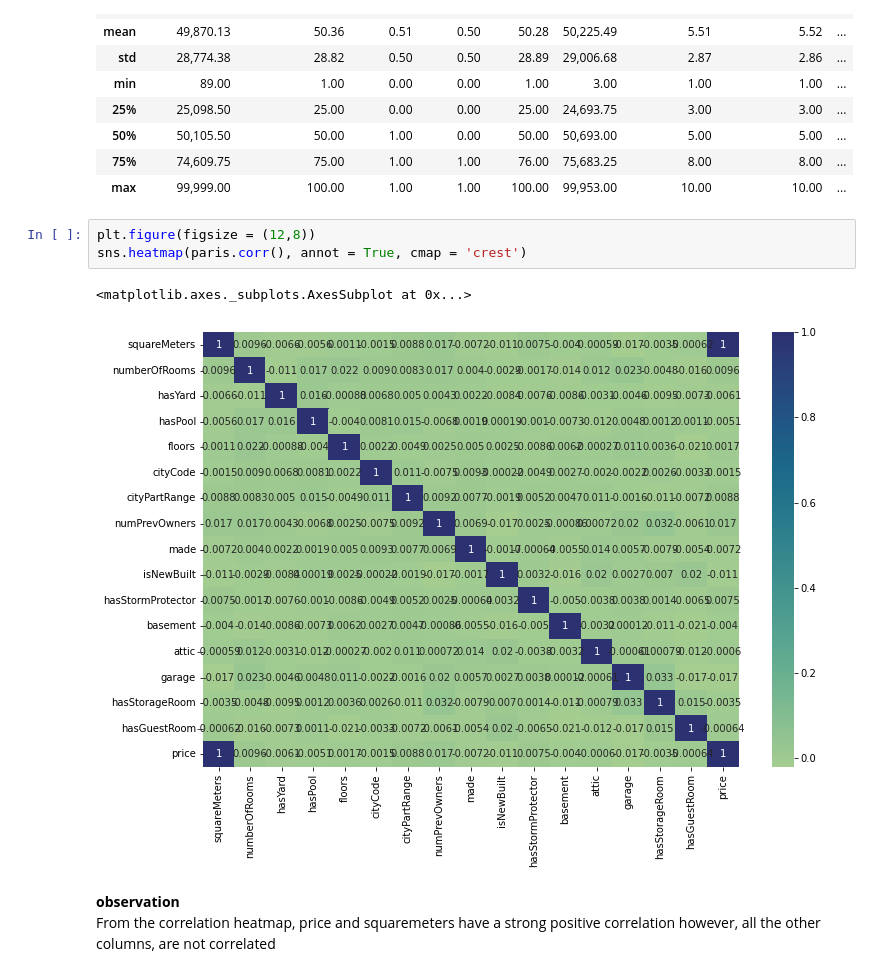
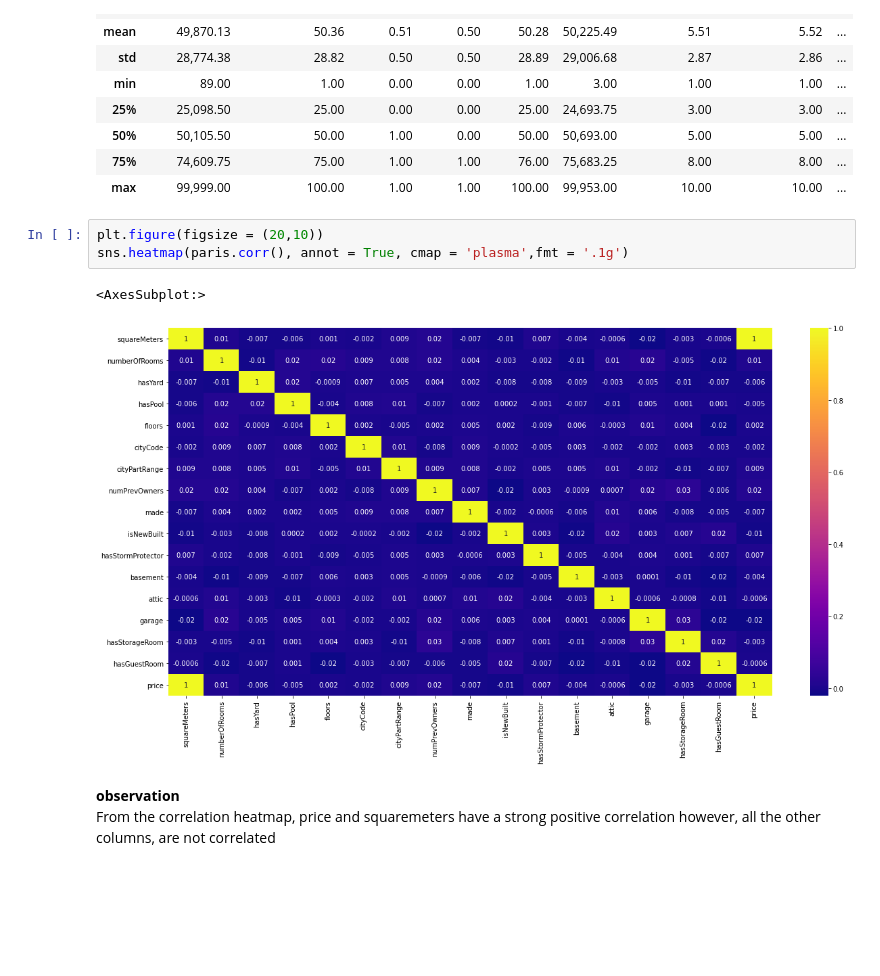
Before and after one commit to Storerun/paris_house_price_prediction, a Jupyter notebook: Paris_House_Prices_Prediction_Project_Benjamin_Owusu.ipynb, the cells around one changed output. Cells and saved outputs as stored; diff of their text form; blank space fills up the shorter version.

Commit message:
heatmap cmap changed

```diff
--- a/Paris_House_Prices_Prediction_Project_Benjamin_Owusu.ipynb
+++ b/Paris_House_Prices_Prediction_Project_Benjamin_Owusu.ipynb
@@ -140,11 +140,11 @@ paris.describe()
 | 75% | 74,609.75 | 75.00 | 1.00 | 1.00 | 76.00 | 75,683.25 | 8.00 | 8.00 | ... |
 | max | 99,999.00 | 100.00 | 1.00 | 1.00 | 100.00 | 99,953.00 | 10.00 | 10.00 | ... |
 # %%
-plt.figure(figsize = (12,8))
-sns.heatmap(paris.corr(), annot = True, cmap = 'crest')
+plt.figure(figsize = (20,10))
+sns.heatmap(paris.corr(), annot = True, cmap = 'plasma',fmt = '.1g')
 # %% [output]
-<matplotlib.axes._subplots.AxesSubplot at 0x...>
+<AxesSubplot:>
-[figure, old version]
+[figure, new version]
 # %% [markdown]
 **observation** <br>
 From the correlation heatmap, price and squaremeters have a strong positive correlation however, all the other columns, are not correlated
```
